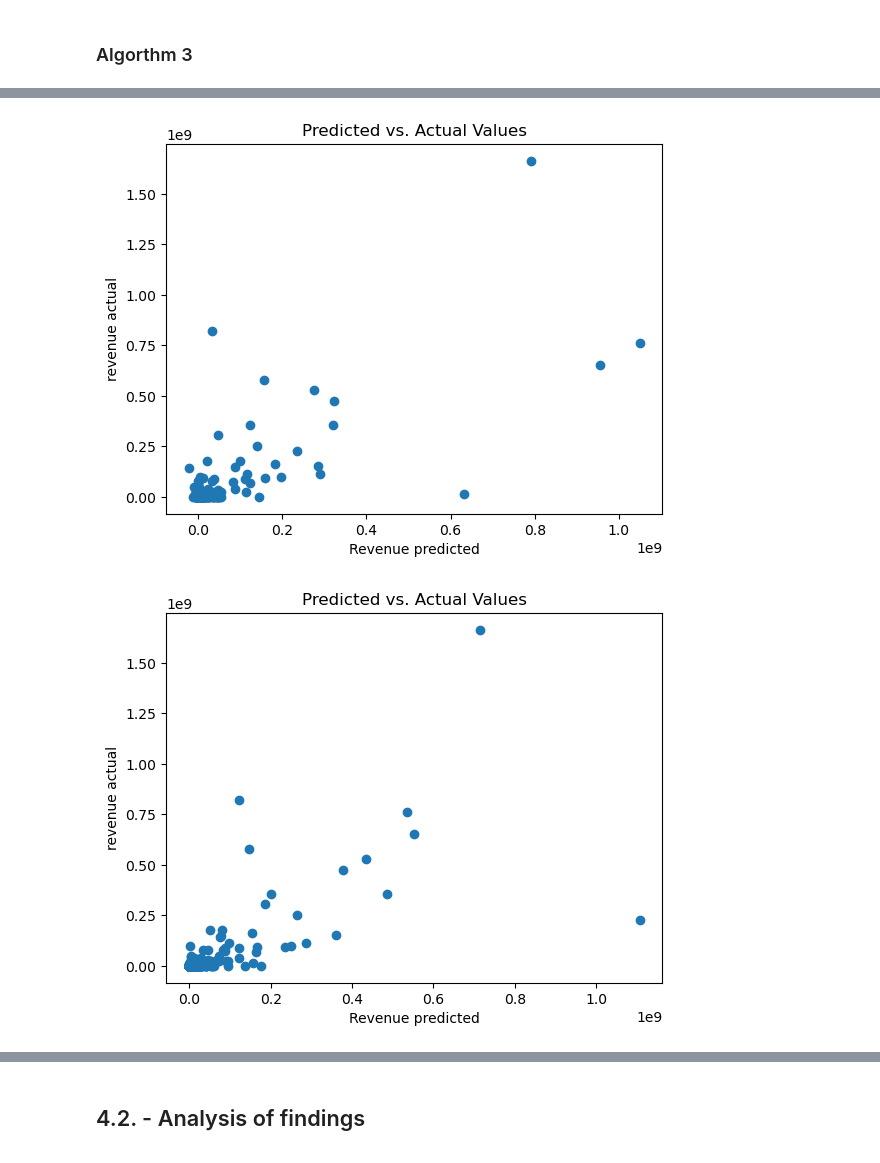
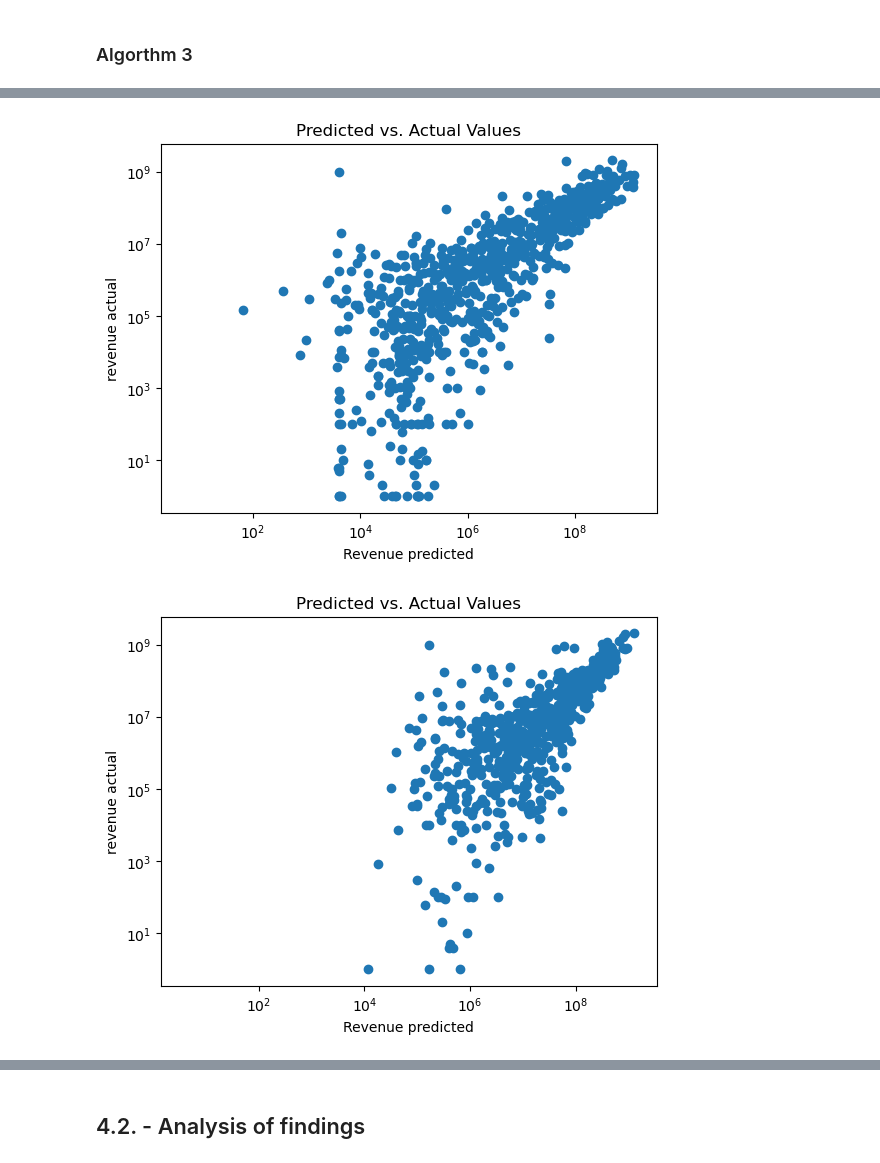
Before and after one commit to Jayant1Varma/Movie-Box-Office-predictor, a Jupyter notebook: Movie-revenue_predictor.ipynb, the cells around one changed output, grey strips where cells are left out. Drawn from its saved outputs; the diff is of its cells as text; code cells hidden in the pictures.

```diff
--- a/Movie-revenue_predictor.ipynb
+++ b/Movie-revenue_predictor.ipynb
@@ -362,9 +382,7 @@ movies.drop(labels=['status'], axis=1, inplace=True)
 movies.drop(labels=['credits'], axis=1, inplace=True)
 movies.drop(labels=['title'], axis=1, inplace=True)
 movies.drop(labels=['release_date'], axis=1, inplace=True)
-movies.drop(labels=['poster_path'], axis=1, inplace=True)
-movies.drop(labels=['backdrop_path'], axis=1, inplace=True)
-movies.drop(labels=['original_language'], axis=1, inplace=True)
+# movies.drop(labels=['original_language'], axis=1, inplace=True)
 movies.drop(labels=['id'], axis=1, inplace=True)
 movies.info()
 # %% [output]
@@ -403 +425,11 @@ from sklearn.impute import SimpleImputer
 from sklearn.preprocessing import StandardScaler
+# %%
+mlb = MultiLabelBinarizer()
+
+# Transform the 'Genres_list' column into a binary representation
+genres_encoded = mlb.fit_transform(movies['Genres_list'])
+
+# Create a DataFrame with the encoded genres
+genres_encoded_df = pd.DataFrame(genres_encoded, columns=mlb.classes_)
+genres_encoded_df=genres_encoded_df.astype(float)
+genres_encoded_df.info()
@@ -404,3 +454,5 @@ from sklearn.preprocessing import StandardScaler
+# %%
+movies.drop(labels=['Genres_list'], axis=1, inplace=True)
 # %%
 # Create the cat and num columns
 # Get a list of column names from the 'movies' DataFrame that are of numerical data types.
@@ -458,3 +511,4 @@ feature_names=preprocessing.get_feature_names_out()
 movies_prepared = pd.DataFrame(data=movies_prepared, columns=feature_names)
 
 movies_prepared
+movies_prepared=pd.concat([movies_prepared,genres_encoded_df],axis=1)
@@ -560,16 +647,20 @@ RandomForestRegressor
 # %%
 plt.scatter(xgb_y_predict, y_test)  # y is your actual target values
 plt.xlabel("Revenue predicted")
 plt.ylabel("revenue actual")
+plt.xscale('log')
+plt.yscale('log')
 plt.title("Predicted vs. Actual Values")
 plt.show()
 # %% [output]
-[figure, old version]
+[figure, new version]
 # %%
 plt.scatter(ridge_y_predict, y_test)  # y is your actual target values
 plt.xlabel("Revenue predicted")
 plt.ylabel("revenue actual")
+plt.xscale('log')
+plt.yscale('log')
 plt.title("Predicted vs. Actual Values")
 plt.show()
 # %% [output]
-[figure, old version]
+[figure, new version]
```
Also changed, not shown: parts of 38 cells of this notebook.
